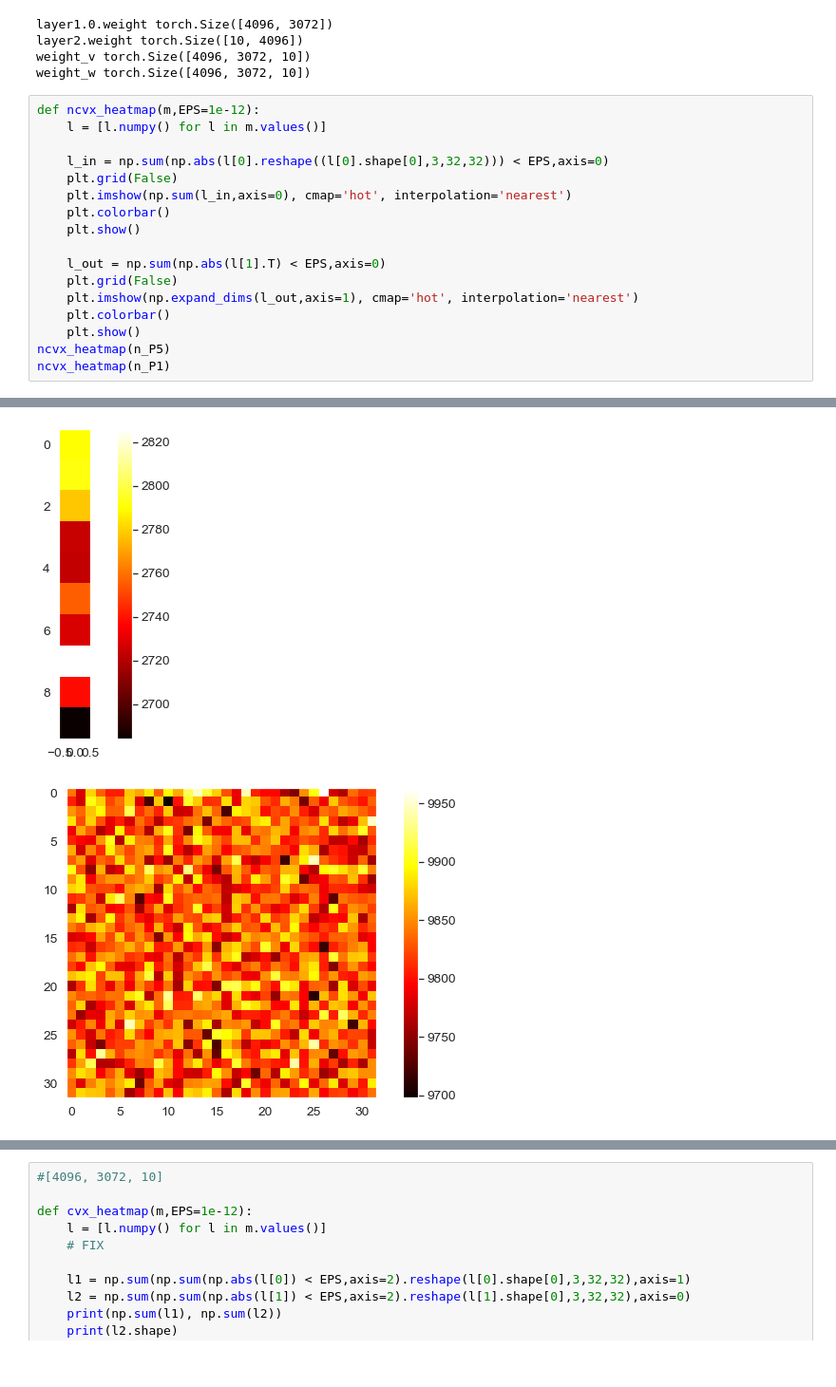
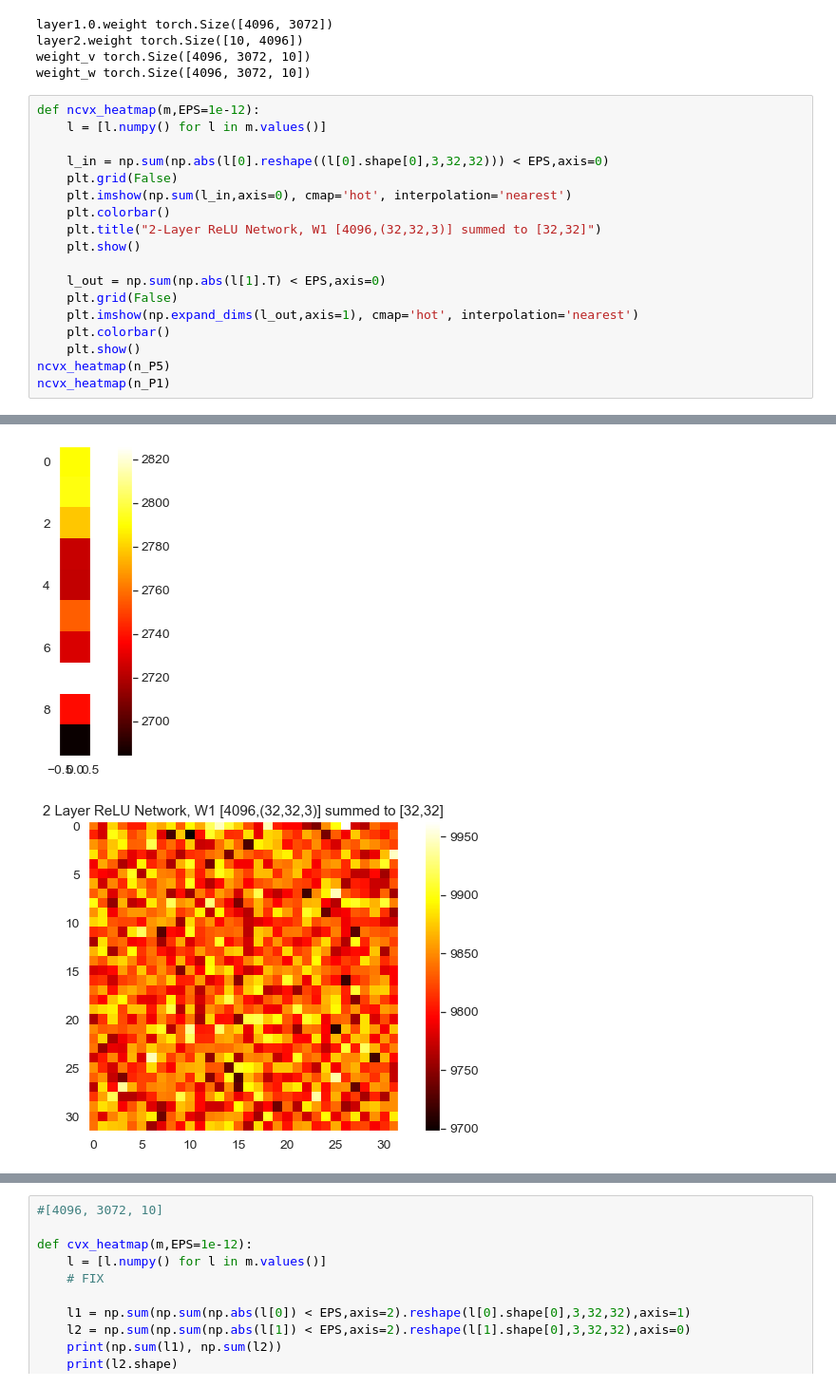
Before and after one commit to amil5/convex_nn, a Jupyter notebook: Visualizations.ipynb, the cells around one changed output, grey strips where cells are left out. Shown at 95% size. Cells and saved outputs as stored; diff of their text form.

```diff
--- a/Visualizations.ipynb
+++ b/Visualizations.ipynb
@@ -184,6 +184,7 @@ def ncvx_heatmap(m,EPS=1e-12):
     plt.grid(False)
     plt.imshow(np.sum(l_in,axis=0), cmap='hot', interpolation='nearest')
     plt.colorbar()
+    plt.title("2-Layer ReLU Network, W1 [4096,(32,32,3)] summed to [32,32]")
     plt.show()
 
     l_out = np.sum(np.abs(l[1].T) < EPS,axis=0)
@@ -198,5 +199,5 @@ ncvx_heatmap(n_P1)
 [figure]
-[figure, old version]
+[figure, new version]
 [figure]
 # %%
 #[4096, 3072, 10]
```
Also changed, not shown: parts of 1 cell of this notebook, 3 other files.
